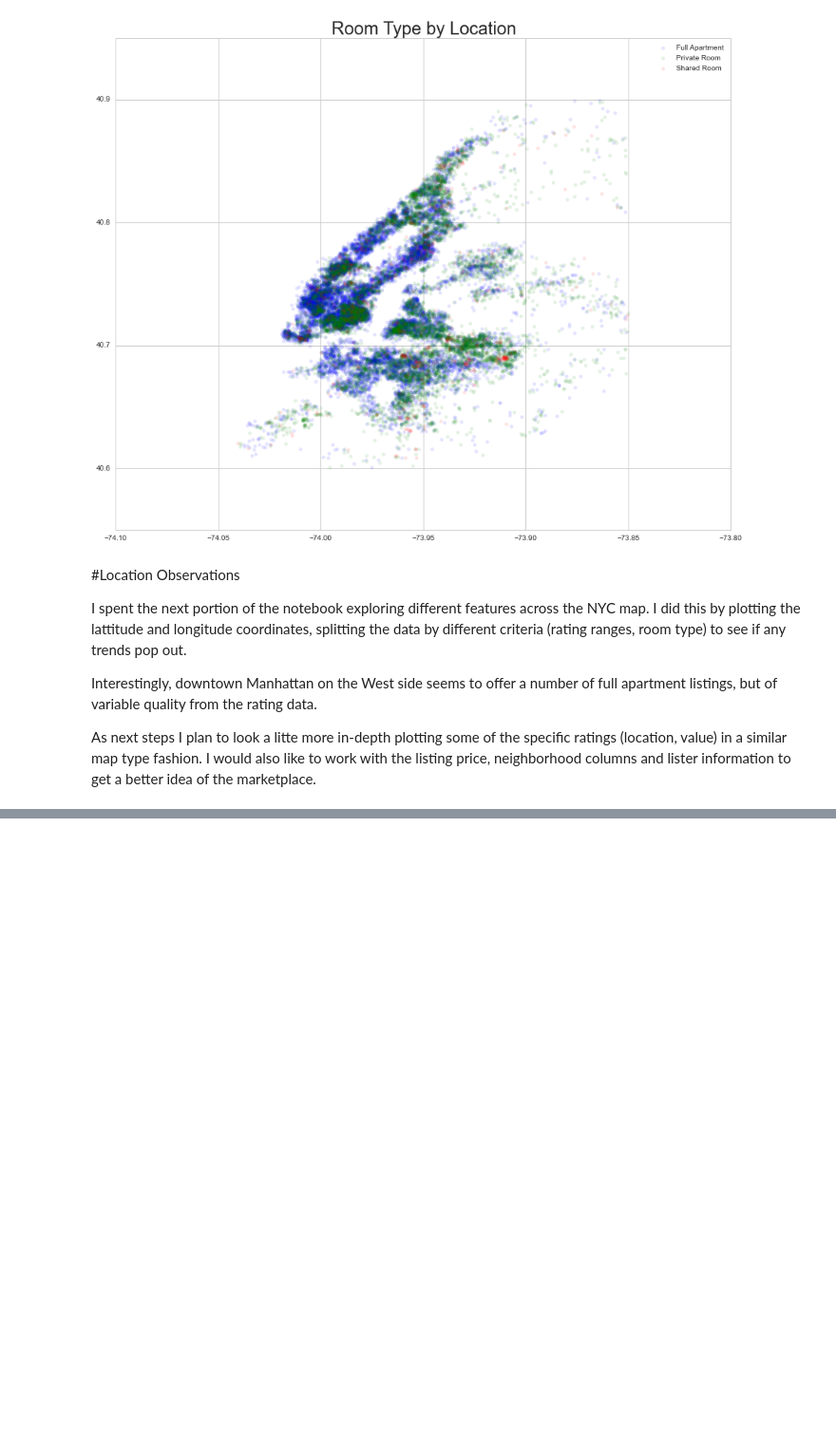
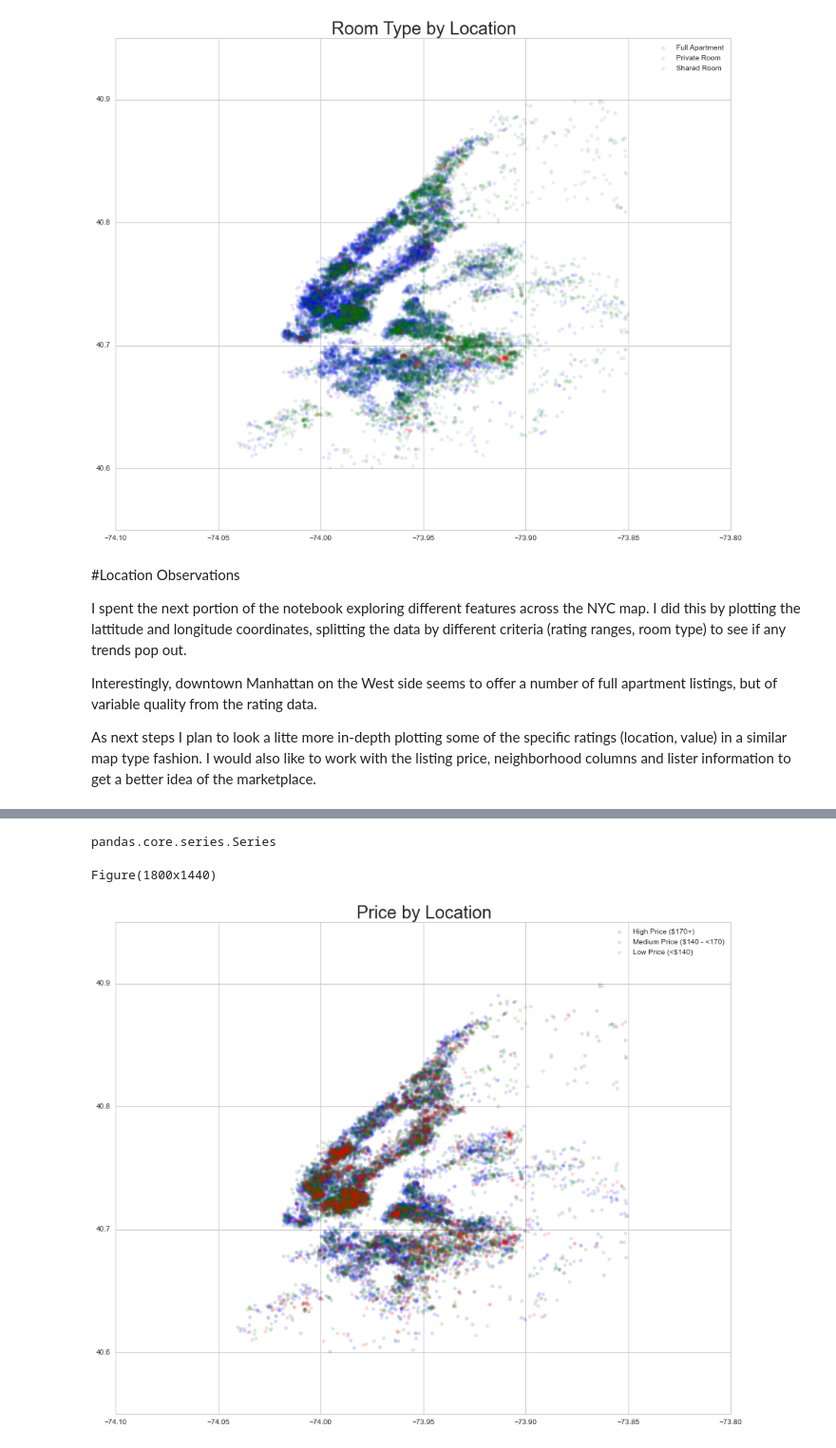
Before and after one commit to duncancfraser/GA_DS18, a Jupyter notebook: Project/Exploration/AirBnB NYC.ipynb, the cells around one changed output, grey strips where cells are left out. Shown at 95% size. Drawn from its saved outputs; the diff is of its cells as text; code cells hidden in the pictures; blank space fills up the shorter version.

```diff
--- a/Project/Exploration/AirBnB NYC.ipynb
+++ b/Project/Exploration/AirBnB NYC.ipynb
@@ -328,0 +351,27 @@ AttributeError: 'NoneType' object has no attribute 'append'
+# %%
+abnb_reduced['price'].describe()
+# %% [output]
+pandas.core.series.Series
+# %%
+upper_lim = 170.00
+lower_lim = 140.00
+
+high_price = abnb_longlat[abnb_longlat['price'] >= upper_lim]
+low_price = abnb_longlat[abnb_longlat['price'] < lower_lim]
+med_price1 = abnb_longlat[abnb_longlat['price'] >= lower_lim]
+med_price = med_price1[med_price1['price'] < upper_lim]
+
+fig, ax = plt.subplots(1)
+alpha = 0.15
+
+ax.scatter(high_rate.longitude, high_rate.latitude, label='High Price', color='b', alpha=alpha)
+ax.scatter(med_rate.longitude, med_rate.latitude, label='Medium Price', color='g', alpha=alpha)
+ax.scatter(low_rate.longitude, low_rate.latitude, label='Low Price', color='r', alpha=alpha)
+
+plt.title('Price by Location', fontsize = 24)
+plt.legend(["High Price ($170+)", "Medium Price ($140 - <170)", "Low Price (<$140)"])
+
+print fig
+# %% [output]
+Figure(1800x1440)
+[figure, added]
```
Also changed, not shown: parts of 11 cells of this notebook.
